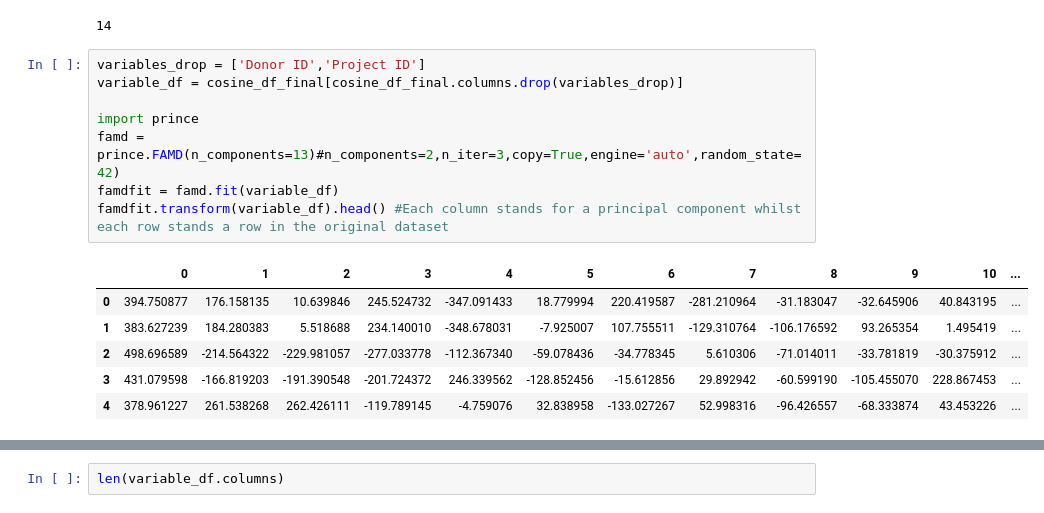
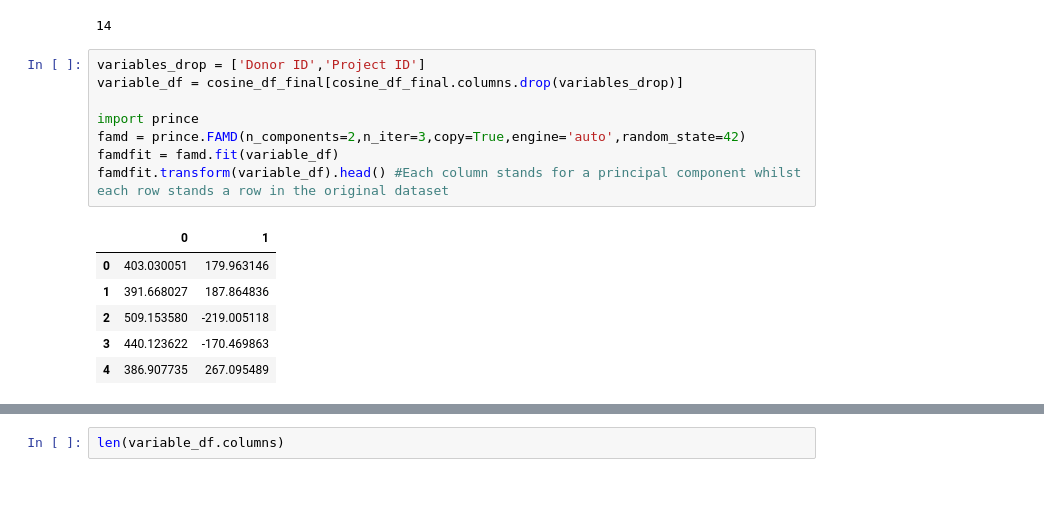
Before and after one commit to weirdyang/practice, a Jupyter notebook: applied_forecasting/laura/Group Assignment - PCA.ipynb, the cells around one changed output, grey strips where cells are left out. Cells and saved outputs as stored; diff of their text form.

```diff
--- a/applied_forecasting/laura/Group Assignment - PCA.ipynb
+++ b/applied_forecasting/laura/Group Assignment - PCA.ipynb
@@ -53,15 +53,15 @@ len(cosine_df_final.columns)
 # %%
 variables_drop = ['Donor ID','Project ID']
 variable_df = cosine_df_final[cosine_df_final.columns.drop(variables_drop)]
 
 import prince
-famd = prince.FAMD(n_components=13)#n_components=2,n_iter=3,copy=True,engine='auto',random_state=42)
+famd = prince.FAMD(n_components=2,n_iter=3,copy=True,engine='auto',random_state=42)
 famdfit = famd.fit(variable_df)
 famdfit.transform(variable_df).head() #Each column stands for a principal component whilst each row stands a row in the original dataset
 # %% [output]
-|  | 0 | 1 | 2 | 3 | 4 | 5 | 6 | 7 | 8 | 9 | 10 | ... |
-| 0 | 394.750877 | 176.158135 | 10.639846 | 245.524732 | -347.091433 | 18.779994 | 220.419587 | -281.210964 | -31.183047 | -32.645906 | 40.843195 | ... |
-| 1 | 383.627239 | 184.280383 | 5.518688 | 234.140010 | -348.678031 | -7.925007 | 107.755511 | -129.310764 | -106.176592 | 93.265354 | 1.495419 | ... |
-| 2 | 498.696589 | -214.564322 | -229.981057 | -277.033778 | -112.367340 | -59.078436 | -34.778345 | 5.610306 | -71.014011 | -33.781819 | -30.375912 | ... |
-| 3 | 431.079598 | -166.819203 | -191.390548 | -201.724372 | 246.339562 | -128.852456 | -15.612856 | 29.892942 | -60.599190 | -105.455070 | 228.867453 | ... |
-| 4 | 378.961227 | 261.538268 | 262.426111 | -119.789145 | -4.759076 | 32.838958 | -133.027267 | 52.998316 | -96.426557 | -68.333874 | 43.453226 | ... |
+|  | 0 | 1 |
+| 0 | 403.030051 | 179.963146 |
+| 1 | 391.668027 | 187.864836 |
+| 2 | 509.153580 | -219.005118 |
+| 3 | 440.123622 | -170.469863 |
+| 4 | 386.907735 | 267.095489 |
```
Also changed, not shown: parts of 20 cells of this notebook.
